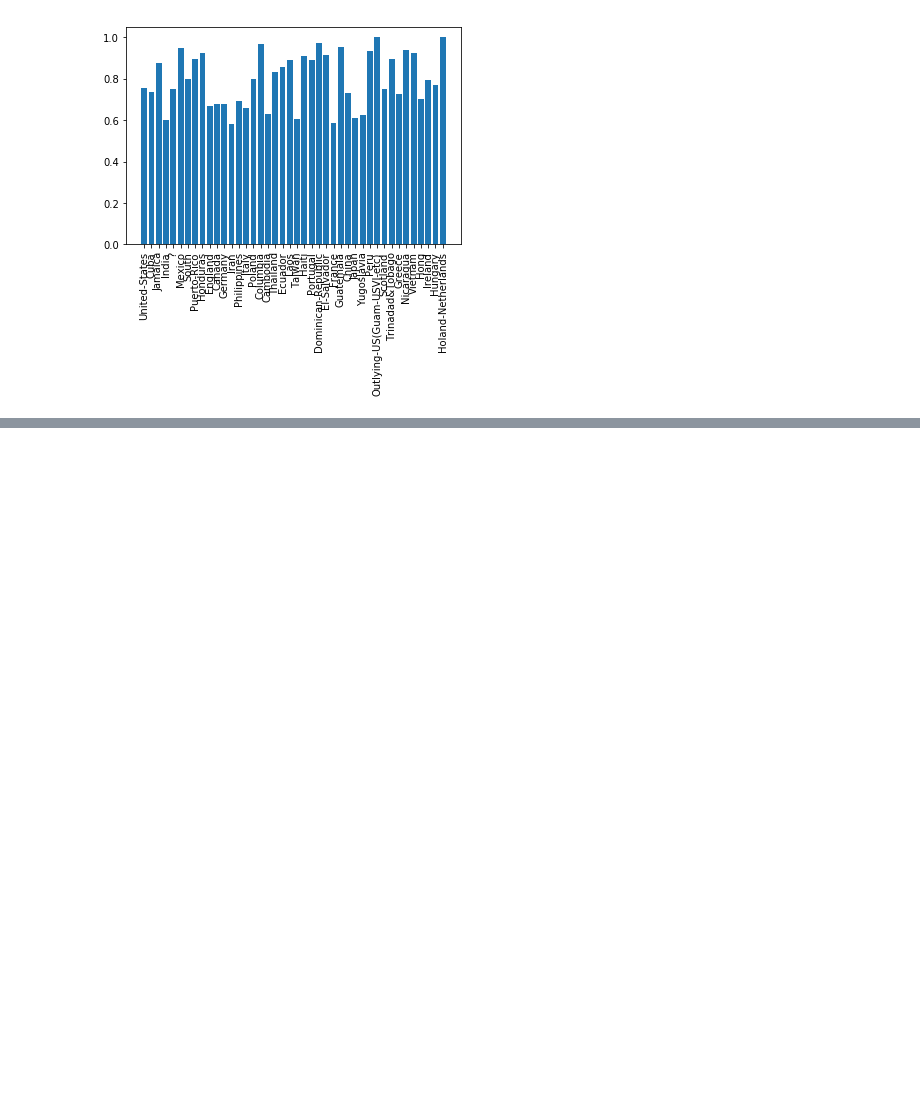
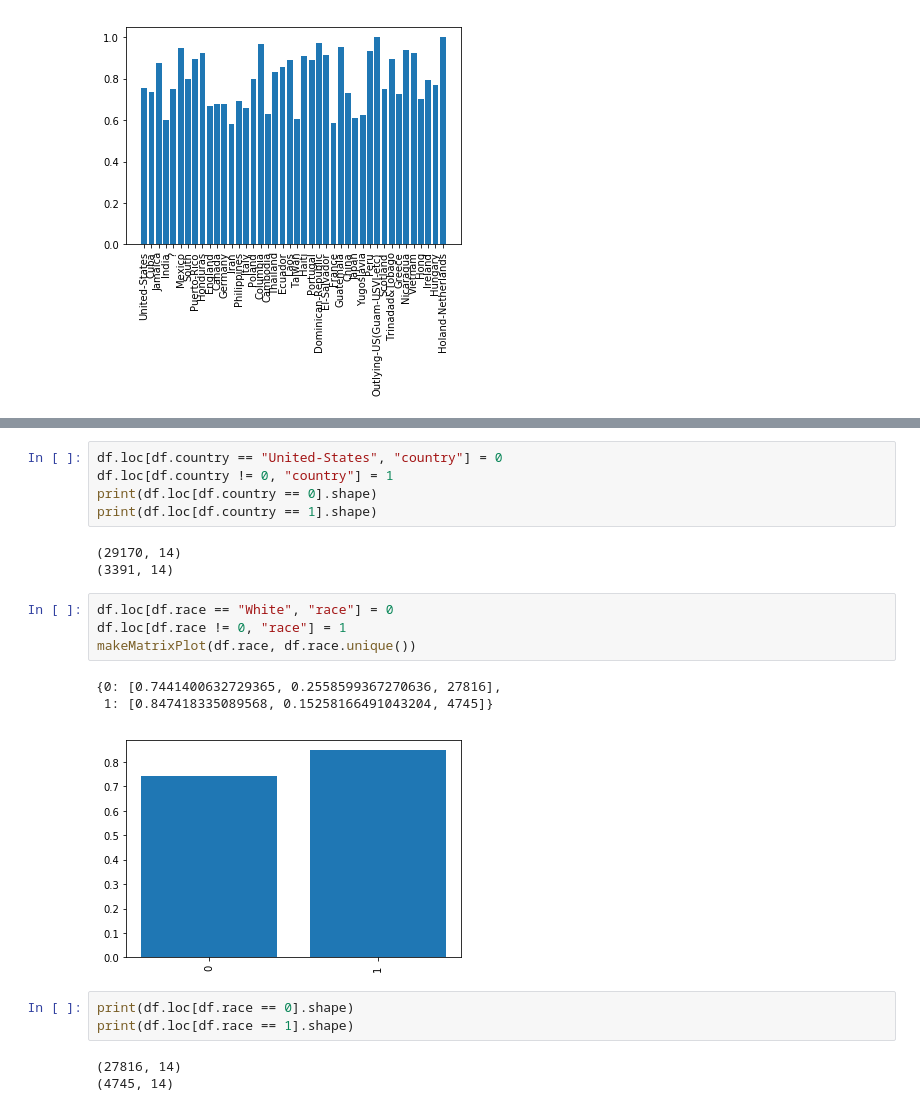
Before and after one commit to sarabranham/CS4641, a Jupyter notebook: Final Proj Stats.ipynb, the cells around one changed output, grey strips where cells are left out. Drawn from its saved outputs; the diff is of its cells as text; blank space fills up the shorter version.

Commit message:
Add files via upload
Updated stats (only as of 2:30 - still needs split in data) and uploaded plots to include in latex doc

```diff
--- a/Final Proj Stats.ipynb
+++ b/Final Proj Stats.ipynb
@@ -274,0 +303,22 @@ countryMatrix
+# %%
+df.loc[df.country == "United-States", "country"] = 0
+df.loc[df.country != 0, "country"] = 1
+print(df.loc[df.country == 0].shape)
+print(df.loc[df.country == 1].shape)
+# %% [output]
+(29170, 14)
+(3391, 14)
+# %%
+df.loc[df.race == "White", "race"] = 0
+df.loc[df.race != 0, "race"] = 1
+makeMatrixPlot(df.race, df.race.unique())
+# %% [output]
+{0: [0.7441400632729365, 0.2558599367270636, 27816],
+ 1: [0.847418335089568, 0.15258166491043204, 4745]}
+[figure, added]
+# %%
+print(df.loc[df.race == 0].shape)
+print(df.loc[df.race == 1].shape)
+# %% [output]
+(27816, 14)
+(4745, 14)
```
Also changed, not shown: parts of 5 cells of this notebook, 7 other files.
